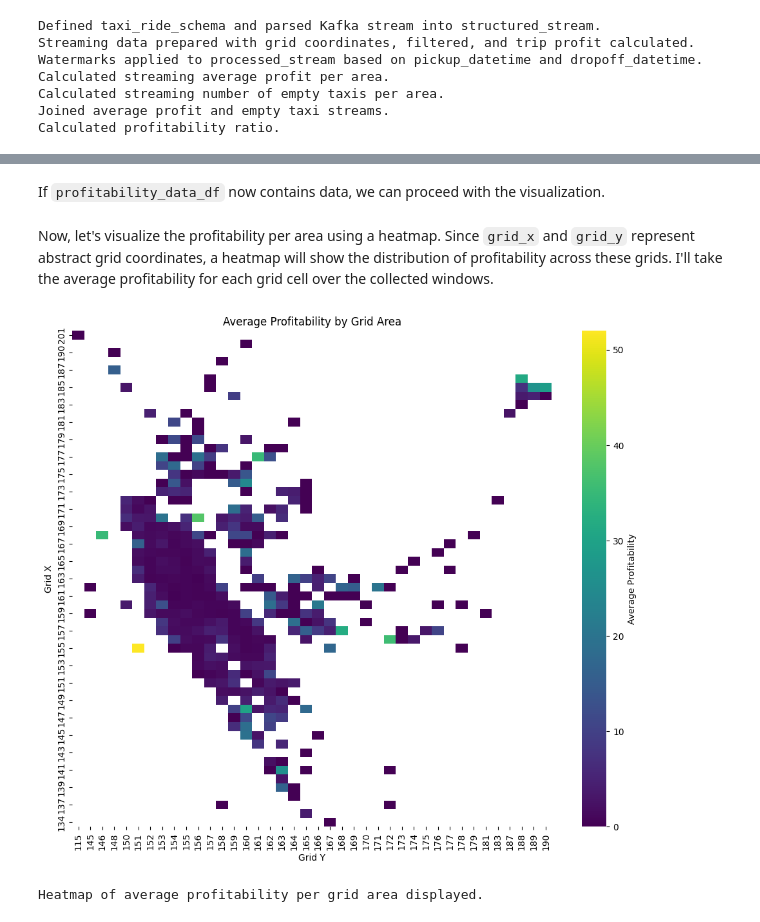
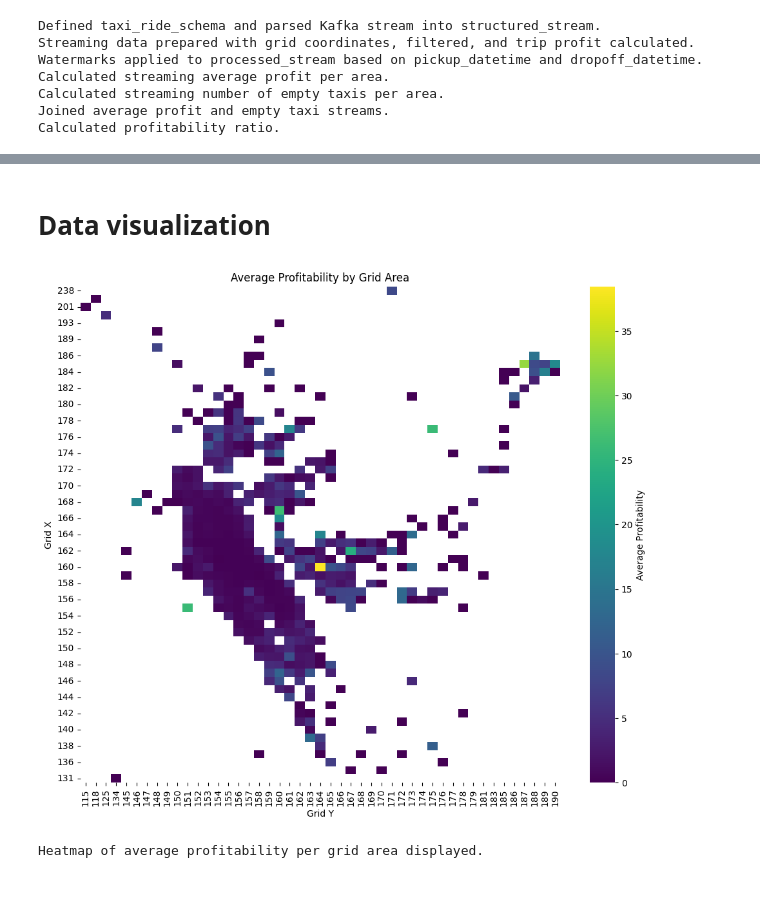
Before and after one commit to aavarela/SPBD_Labs, a Jupyter notebook: projeto2/project.ipynb, the cells around one changed output, grey strips where cells are left out. Drawn from its saved outputs; the diff is of its cells as text; code cells hidden in the pictures; blank space fills up the shorter version.

```diff
--- a/projeto2/project.ipynb
+++ b/projeto2/project.ipynb
@@ -226,17 +226,38 @@ Since the logic for `area_profitability` has been updated to use a `leftOuter` j
 # %%
+import time
+import pandas as pd
+from pyspark.sql.functions import col
+
 # Stop any previous active queries
 for q in spark.streams.active:
     q.stop()
 print("Stopped all active streaming queries.")
 
-# Start a streaming query to collect data from area_profitability
-profitability_query = area_profitability \
+# Start a streaming query to collect the data
+data_query = area_profitability \
     .writeStream \
     .outputMode("append") \
     .format("memory") \
-    .queryName("area_profitability_inspection_fixed") \
+    .queryName("data_inspection") \
     .start()
 
-print("Streaming query started for area_profitability. Waiting for data collection...")
+print("Streaming query started.")
+
+# Wait for 900 seconds (15 minutes) to allow data to be processed and collected
+time.sleep(900)
+
+# Stop the streaming query
+data_query.stop()
+
+print("Streaming query stopped. Data collection complete.")
+
+# Retrieve the collected data from the memory sink into a Pandas DataFrame
+area_profitability_df = spark.sql("SELECT * FROM data_inspection").toPandas()
+
+# Display the collected data
+print("Displaying the first 5 rows of the collected data:")
+display(area_profitability_df.head())
+
+print(f"Total rows in area_profitability data: {len(area_profitability_df)}")
 # %% [output]
 Stopped all active streaming queries.
@@ -278,26 +274,24 @@ Displaying the first 5 rows of the collected area profitability data after fix:
-# %% [markdown]
-If `profitability_data_df` now contains data, we can proceed with the visualization.
-# %% [markdown]
-Now, let's visualize the profitability per area using a heatmap. Since `grid_x` and `grid_y` represent abstract grid coordinates, a heatmap will show the distribution of profitability across these grids. I'll take the average profitability for each grid cell over the collected windows.
+# %% [markdown]
+# Data visualization
 # %%
 import matplotlib.pyplot as plt
 import seaborn as sns
 
 # Aggregate profitability by grid coordinates (average over time windows)
-aggregated_profitability = profitability_data_df.groupby(['grid_x', 'grid_y'])['profitability'].mean().reset_index()
+aggregated_profitability = area_profitability_df.groupby(['grid_x', 'grid_y'])['profitability'].mean().reset_index()
 
 # Pivot the data for heatmap
 heatmap_data = aggregated_profitability.pivot_table(index='grid_x', columns='grid_y', values='profitability')
 
 plt.figure(figsize=(12, 10))
 sns.heatmap(heatmap_data, cmap='viridis', annot=False, fmt=".1f", cbar_kws={'label': 'Average Profitability'})
 plt.title('Average Profitability by Grid Area')
 plt.xlabel('Grid Y')
 plt.ylabel('Grid X')
 plt.gca().invert_yaxis() # Invert y-axis to have (0,0) at top-left, matching typical grid representation
 plt.show()
 
 print("Heatmap of average profitability per grid area displayed.")
 # %% [output]
-[figure, old version]
+[figure, new version]
 Heatmap of average profitability per grid area displayed.
```
Also changed, not shown: parts of 6 cells of this notebook.
